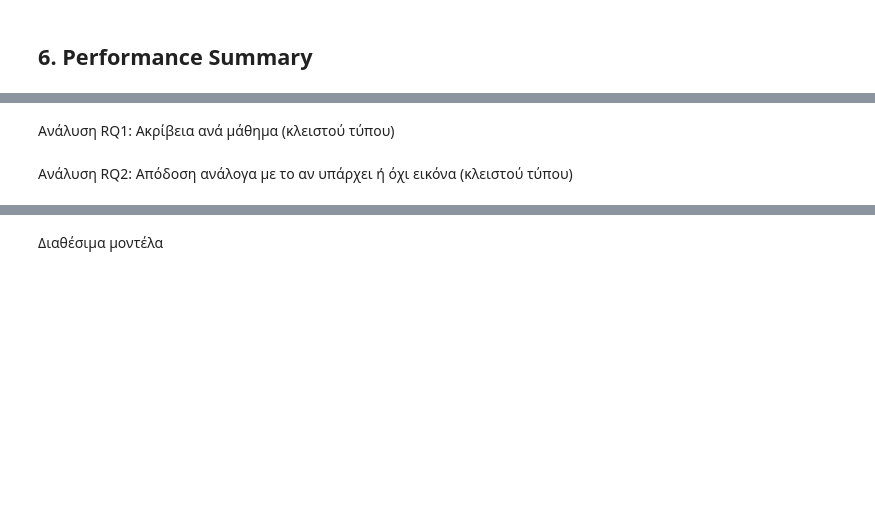
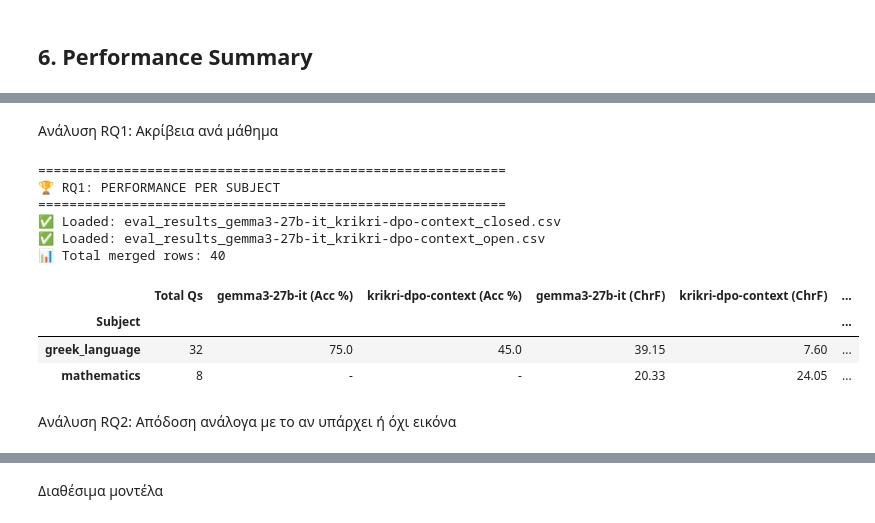
Before and after one commit to PK9811-hub/protipa_exams_dataset, a Jupyter notebook: notebooks/eval_protipa_exams.ipynb, the cells around one changed output, grey strips where cells are left out. Drawn from its saved outputs; the diff is of its cells as text; code cells hidden in the pictures; blank space fills up the shorter version.

```diff
--- a/notebooks/eval_protipa_exams.ipynb
+++ b/notebooks/eval_protipa_exams.ipynb
@@ -472,5 +547,5 @@ else:
 # %% [markdown]
-Ανάλυση RQ1: Ακρίβεια ανά μάθημα (κλειστού τύπου)
+Ανάλυση RQ1: Ακρίβεια ανά μάθημα
 # %%
 # Ανάλυση RQ1: Ενοποιημένη Απόδοση ανά Μάθημα (Closed & Open)
 print("\n" + "="*60)
@@ -506,6 +581,8 @@ if not df.empty:
     acc_cols = [c for c in df.columns if c.endswith('_correct')]
     chrf_cols = [c for c in df.columns if c.endswith('_chrf')]
     bleu_cols = [c for c in df.columns if c.endswith('_bleu')]
+
+    group_col = "Subject" if "Subject" in df.columns else "subject"
 
     # A. Accuracy (Closed)
     if acc_cols:
@@ -523,35 +600,46 @@ if not df.empty:
         df_chrf = pd.DataFrame()
 
     # C. BLEU (Open)
     if bleu_cols:
         scale_factor = 100 if (df[bleu_cols].max().max() <= 1.0) else 1
         df_bleu = df.groupby("Subject")[bleu_cols].mean() * scale_factor
         df_bleu = df_bleu.rename(columns={c: f"{c.replace('_bleu', '')} (BLEU)" for c in bleu_cols})
     else:
         df_bleu = pd.DataFrame()
 
     # D. Πλήθος Ερωτήσεων
     df_count = df.groupby("Subject").size().to_frame("Total Qs")
 
     # --- ΒΗΜΑ 3: ΤΕΛΙΚΟΣ ΠΙΝΑΚΑΣ ---
     rq1_final = df_count.join(df_acc, how='outer')\
                         .join(df_chrf, how='outer')\
                         .join(df_bleu, how='outer')
 
     # Formatting
     rq1_final = rq1_final.round(2).fillna('-')
 
     display(rq1_final)
 
     # Αποθήκευση του τελικού πίνακα για το Paper
     #rq1_csv_path = results_dir / "RQ1_final_table.csv"
     #rq1_final.to_csv(rq1_csv_path)
     #print(f"💾 Table saved to: {rq1_csv_path}")
 
 else:
     logger.warning("⚠️ DataFrame is empty. Cannot process RQ1.")
+# %% [output]
+============================================================
+🏆 RQ1: PERFORMANCE PER SUBJECT
+============================================================
+✅ Loaded: eval_results_gemma3-27b-it_krikri-dpo-context_closed.csv
+✅ Loaded: eval_results_gemma3-27b-it_krikri-dpo-context_open.csv
+📊 Total merged rows: 40
+|  | Total Qs | gemma3-27b-it (Acc %) | krikri-dpo-context (Acc %) | gemma3-27b-it (ChrF) | krikri-dpo-context (ChrF) | ... |
+| Subject |  |  |  |  |  | ... |
+| greek_language | 32 | 75.0 | 45.0 | 39.15 | 7.60 | ... |
+| mathematics | 8 | - | - | 20.33 | 24.05 | ... |
 # %% [markdown]
-Ανάλυση RQ2: Απόδοση ανάλογα με το αν υπάρχει ή όχι εικόνα (κλειστού τύπου)
+Ανάλυση RQ2: Απόδοση ανάλογα με το αν υπάρχει ή όχι εικόνα
 # %%
 # Ανάλυση RQ2: Multimodality (Εικόνα vs Κείμενο)
 print("\n" + "=" * 60)
```
Also changed, not shown: parts of 14 cells of this notebook, 9 other files.
